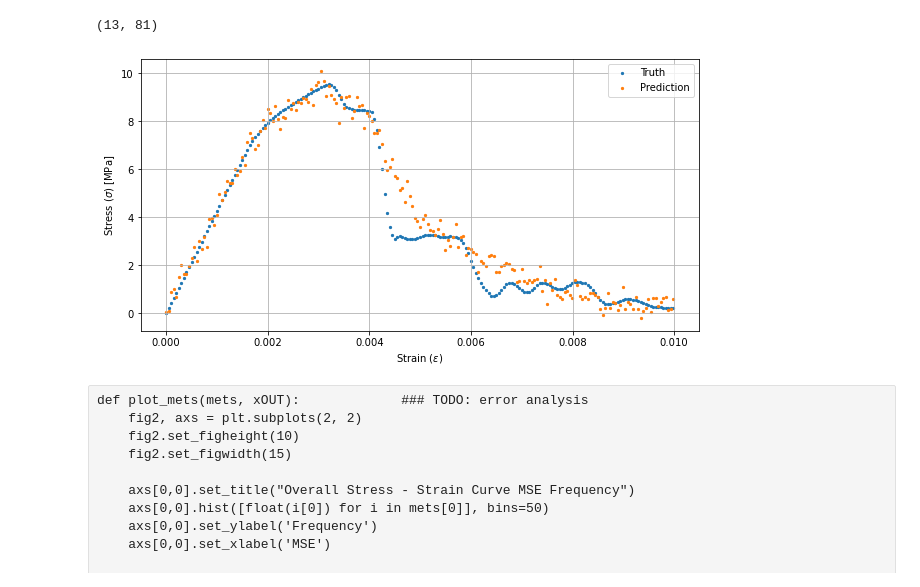
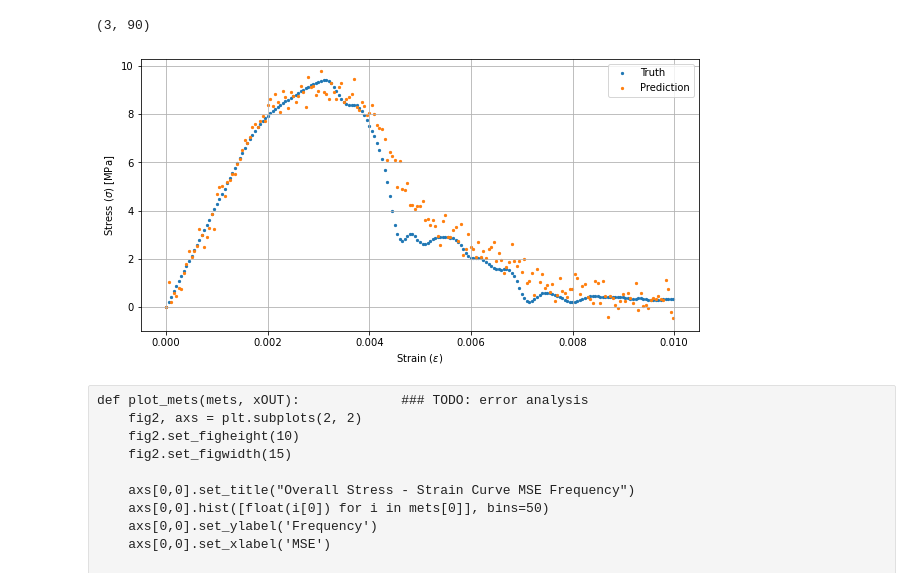
Before and after one commit to niccoforte/NF-PhD-gitRepo, a Jupyter notebook: code/MLP.ipynb, the cells around one changed output. Cells and saved outputs as stored; diff of their text form; code cells hidden in the pictures.

```diff
--- a/code/MLP.ipynb
+++ b/code/MLP.ipynb
@@ -77,11 +26,11 @@ DAT = DATA(load=True)
 # %%
 in_size = DAT.train_in.shape[-1]
 out_size = DAT.train_out.shape[-1]
-h_size = [128]*3
+h_size = [128]*4
 
 BATCH_SIZE = 256
 LEARNING_RATE = 1e-3
-n_epochs = 500
+n_epochs = 5000
 # %%
 trainDS = Dataset_(DAT.train_in, DAT.train_outST)
 valDS = Dataset_(DAT.val_in, DAT.val_outST)
@@ -132,14 +81,14 @@ plot_loss(epoch, train_lossLog, val_lossLog)
 test_outputs = predict_model("mlp", mlp1, test_dataloader)
 test_outputs = standardize(test_outputs, DAT.outParams[0], DAT.outParams[1], mode=1)
 # %%
-err = list(abs(sum(DAT.test_out - test_outputs)))
+err = list(sum(abs(DAT.test_out - test_outputs)))
 err.index(min(err)), err.index(max(err))
 # %% [output]
-(13, 81)
+(3, 90)
 # %%
-plot_StressStrainOUT(DAT.perOUT, DAT.train_out, test_outputs, indx=82)
+plot_StressStrainOUT(DAT.perOUT, DAT.train_out, test_outputs, indx=3)
 # %% [output]
-[figure, old version]
+[figure, new version]
 # %% [raw]
 def plot_mets(mets, xOUT):             ### TODO: error analysis
     fig2, axs = plt.subplots(2, 2)
```
Also changed, not shown: parts of 18 cells of this notebook, 2 other files.
